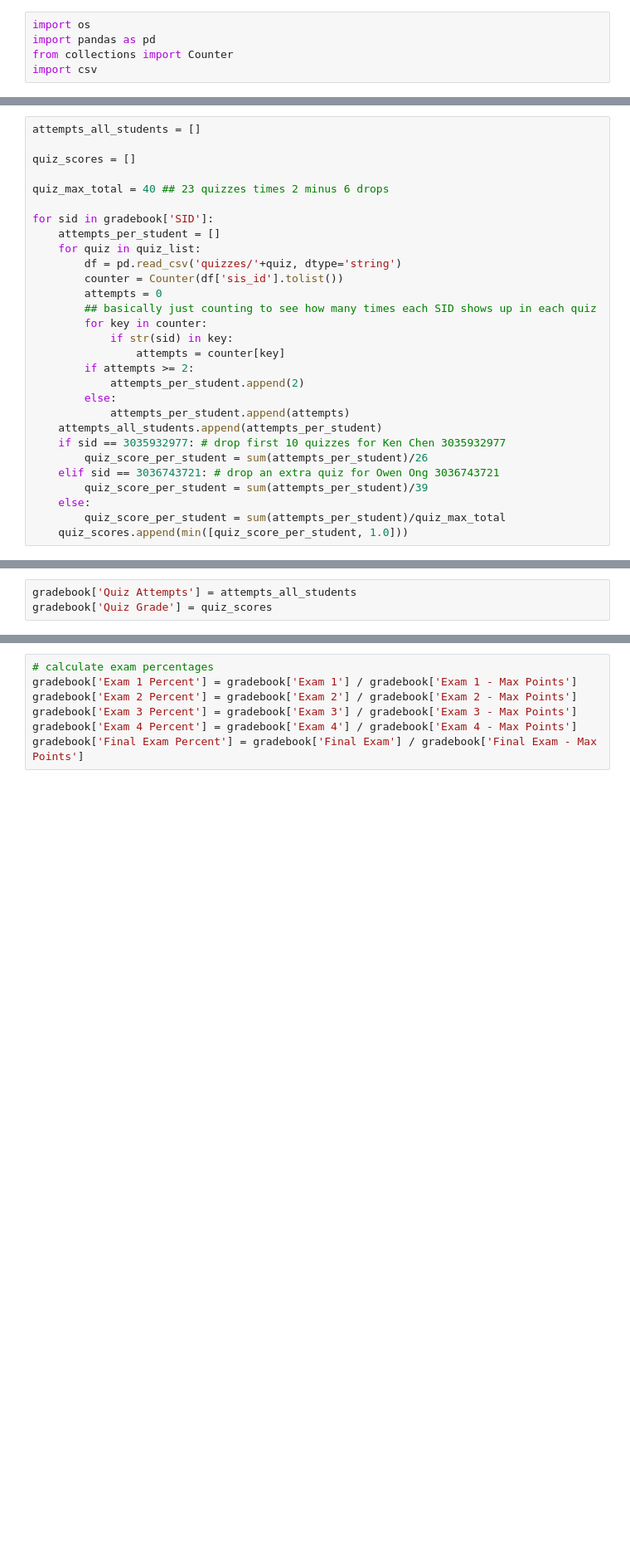
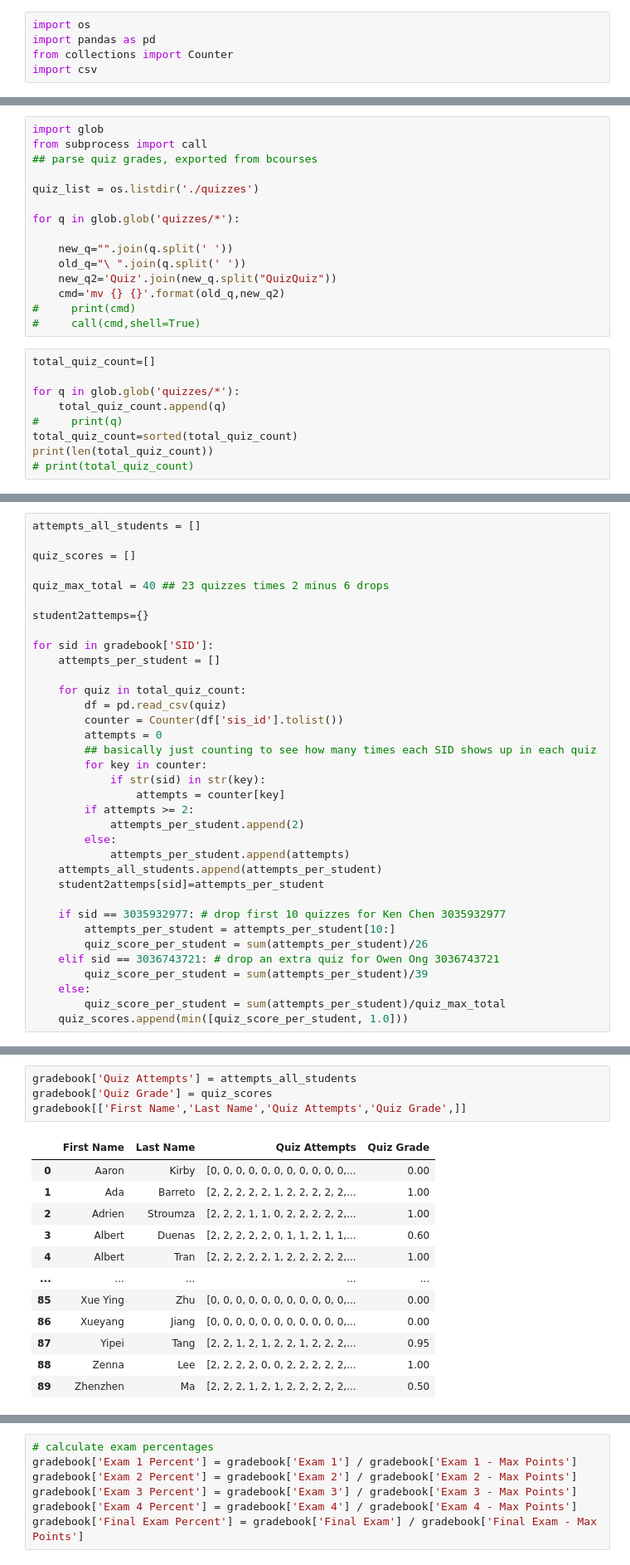
Before and after one commit to pierrj/pmbc148_repo, a Jupyter notebook: gradebook_script.ipynb, the cells around one changed output, grey strips where cells are left out. Shown at 83% size. Saved outputs shown, nothing was run; the diff lists cells and outputs as text; blank space fills up the shorter version.

```diff
--- a/gradebook_script.ipynb
+++ b/gradebook_script.ipynb
@@ -14,0 +31,24 @@ quiz_list = os.listdir('quizzes')
+# %%
+import glob
+from subprocess import call
+## parse quiz grades, exported from bcourses
+
+quiz_list = os.listdir('./quizzes')
+
+for q in glob.glob('quizzes/*'):
+
+    new_q="".join(q.split(' '))
+    old_q="\ ".join(q.split(' '))
+    new_q2='Quiz'.join(new_q.split("QuizQuiz"))
+    cmd='mv {} {}'.format(old_q,new_q2)
+#     print(cmd)
+#     call(cmd,shell=True)
+# %%
+total_quiz_count=[]
+
+for q in glob.glob('quizzes/*'):
+    total_quiz_count.append(q)
+#     print(q)
+total_quiz_count=sorted(total_quiz_count)
+print(len(total_quiz_count))
+# print(total_quiz_count)
@@ -19,22 +61,28 @@ quiz_scores = []
 
 quiz_max_total = 40 ## 23 quizzes times 2 minus 6 drops
 
+student2attemps={}
+
 for sid in gradebook['SID']:
     attempts_per_student = []
-    for quiz in quiz_list:
-        df = pd.read_csv('quizzes/'+quiz, dtype='string')
+
+    for quiz in total_quiz_count:
+        df = pd.read_csv(quiz)
         counter = Counter(df['sis_id'].tolist())
         attempts = 0
         ## basically just counting to see how many times each SID shows up in each quiz
         for key in counter:
-            if str(sid) in key:
+            if str(sid) in str(key):
                 attempts = counter[key]
         if attempts >= 2:
             attempts_per_student.append(2)
         else:
             attempts_per_student.append(attempts)
     attempts_all_students.append(attempts_per_student)
+    student2attemps[sid]=attempts_per_student
+
     if sid == 3035932977: # drop first 10 quizzes for Ken Chen 3035932977
+        attempts_per_student = attempts_per_student[10:]
         quiz_score_per_student = sum(attempts_per_student)/26
     elif sid == 3036743721: # drop an extra quiz for Owen Ong 3036743721
         quiz_score_per_student = sum(attempts_per_student)/39
@@ -44,3 +96,17 @@ for sid in gradebook['SID']:
 # %%
 gradebook['Quiz Attempts'] = attempts_all_students
 gradebook['Quiz Grade'] = quiz_scores
+gradebook[['First Name','Last Name','Quiz Attempts','Quiz Grade',]]
+# %% [output]
+|  | First Name | Last Name | Quiz Attempts | Quiz Grade |
+| 0 | Aaron | Kirby | [0, 0, 0, 0, 0, 0, 0, 0, 0, 0, 0,... | 0.00 |
+| 1 | Ada | Barreto | [2, 2, 2, 2, 2, 1, 2, 2, 2, 2, 2,... | 1.00 |
+| 2 | Adrien | Stroumza | [2, 2, 2, 1, 1, 0, 2, 2, 2, 2, 2,... | 1.00 |
+| 3 | Albert | Duenas | [2, 2, 2, 2, 2, 0, 1, 1, 2, 1, 1,... | 0.60 |
+| 4 | Albert | Tran | [2, 2, 2, 2, 2, 1, 2, 2, 2, 2, 2,... | 1.00 |
+| ... | ... | ... | ... | ... |
+| 85 | Xue Ying | Zhu | [0, 0, 0, 0, 0, 0, 0, 0, 0, 0, 0,... | 0.00 |
+| 86 | Xueyang | Jiang | [0, 0, 0, 0, 0, 0, 0, 0, 0, 0, 0,... | 0.00 |
+| 87 | Yipei | Tang | [2, 2, 1, 2, 1, 2, 2, 1, 2, 2, 2,... | 0.95 |
+| 88 | Zenna | Lee | [2, 2, 2, 2, 0, 0, 2, 2, 2, 2, 2,... | 1.00 |
+| 89 | Zhenzhen | Ma | [2, 2, 2, 1, 2, 1, 2, 2, 2, 2, 2,... | 0.50 |
```
Also changed, not shown: parts of 15 cells of this notebook.
